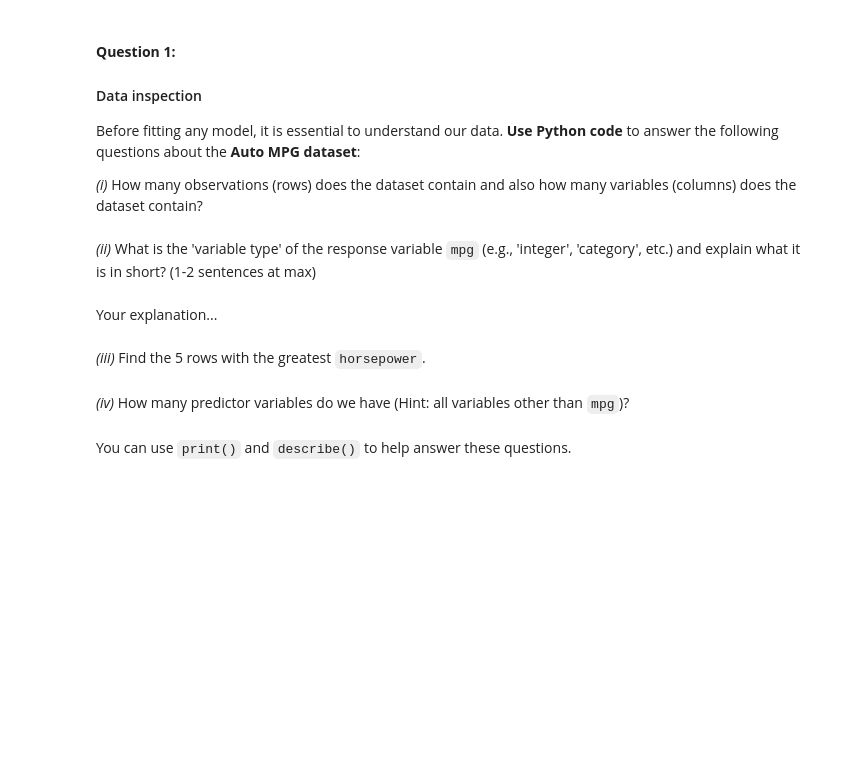
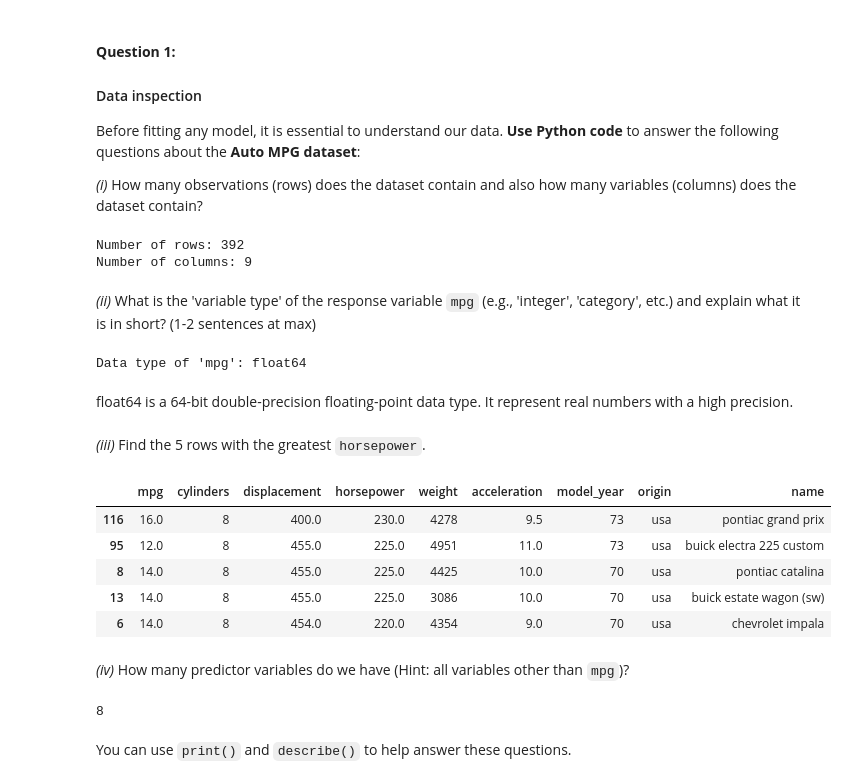
Before and after one commit to UofT-DSI/LCR, a Jupyter notebook: 02_activities/assignments/assignment_2.ipynb, the cells around one changed output. Cells and saved outputs as stored; diff of their text form; code cells hidden in the pictures; blank space fills up the shorter version.

```diff
--- a/02_activities/assignments/assignment_2.ipynb
+++ b/02_activities/assignments/assignment_2.ipynb
@@ -40,20 +47,56 @@ Before fitting any model, it is essential to understand our data. **Use Python c
 _(i)_ How many observations (rows) does the dataset contain and also how many variables (columns) does the dataset contain?
 # %%
 # Your answer here...
+num_rows = len(mpg_data)
+print(f"Number of rows: {num_rows}")
+
+num_columns = len(mpg_data.columns)
+print(f"Number of columns: {num_columns}")
+
+# Number of rows: 392
+# Number of columns: 9
+# %% [output]
+Number of rows: 392
+Number of columns: 9
 # %% [markdown]
 _(ii)_ What is the 'variable type' of the response variable `mpg` (e.g., 'integer', 'category', etc.) and explain what it is in short? (1-2 sentences at max)
 # %%
 # Your answer here...
+class_dtype = mpg_data['mpg'].dtype
+print(f"Data type of 'mpg': {class_dtype}")
+
+
+# Data type of 'mpg': float64
+# %% [output]
+Data type of 'mpg': float64
 # %% [markdown]
-Your explanation...
+float64 is a 64-bit double-precision floating-point data type. It represent real numbers with a high precision.
 # %% [markdown]
 _(iii)_ Find the 5 rows with the greatest `horsepower`.
 # %%
 # Your answer here...
+sorted_mpg_data = mpg_data.sort_values(by='horsepower', ascending=False)
+sorted_mpg_data.head(5)
+# %% [output]
+|  | mpg | cylinders | displacement | horsepower | weight | acceleration | model_year | origin | name |
+| 116 | 16.0 | 8 | 400.0 | 230.0 | 4278 | 9.5 | 73 | usa | pontiac grand prix |
+| 95 | 12.0 | 8 | 455.0 | 225.0 | 4951 | 11.0 | 73 | usa | buick electra 225 custom |
+| 8 | 14.0 | 8 | 455.0 | 225.0 | 4425 | 10.0 | 70 | usa | pontiac catalina |
+| 13 | 14.0 | 8 | 455.0 | 225.0 | 3086 | 10.0 | 70 | usa | buick estate wagon (sw) |
+| 6 | 14.0 | 8 | 454.0 | 220.0 | 4354 | 9.0 | 70 | usa | chevrolet impala |
 # %% [markdown]
 _(iv)_ How many predictor variables do we have (Hint: all variables other than `mpg`)?
 # %%
 # Your answer here...
+
+column_to_exclude = 'mpg'
+
+new_num_columns = len(mpg_data.drop(columns=[column_to_exclude]).columns)
+print(new_num_columns)
+
+#8
+# %% [output]
+8
 # %% [markdown]
 You can use `print()` and `describe()` to help answer these questions.
 # %% [markdown]
```
Also changed, not shown: parts of 5 cells of this notebook, 1 other file.
